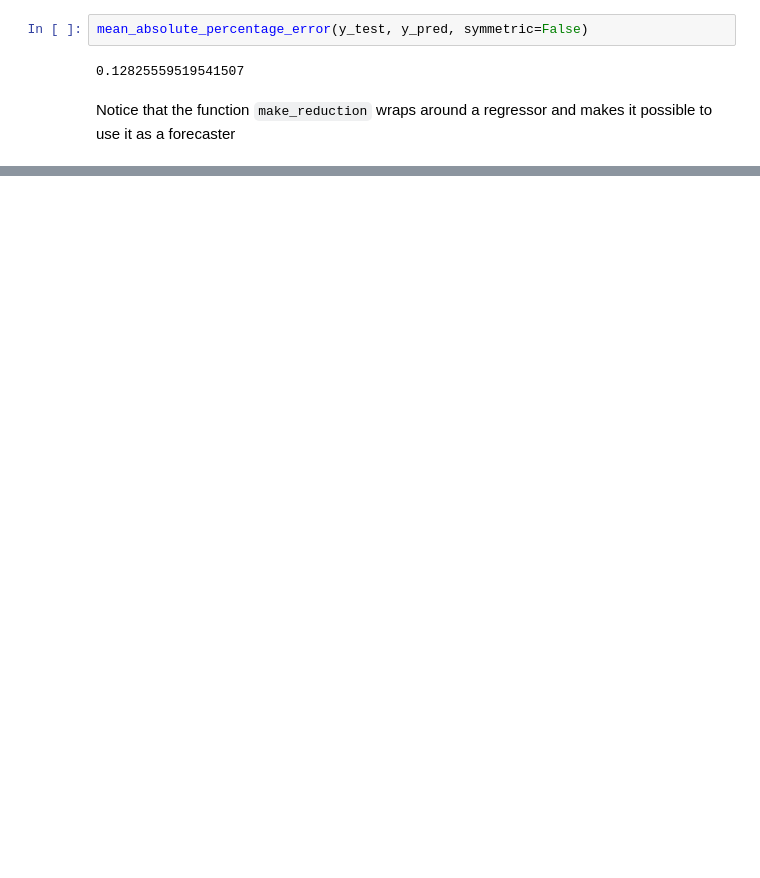
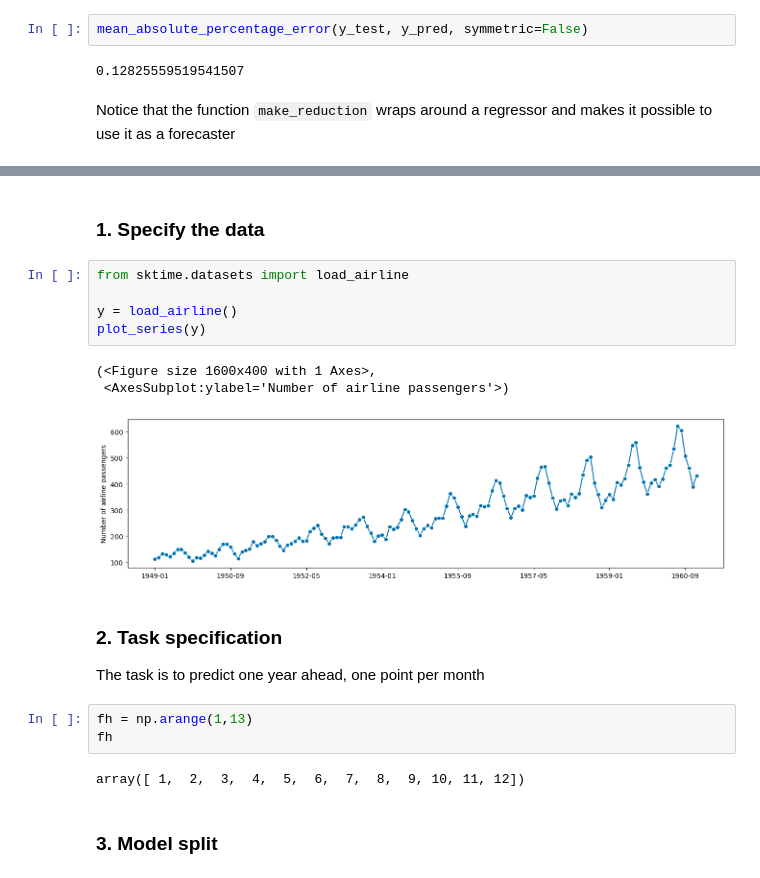
Before and after one commit to Edoch94/sktime-notes, a Jupyter notebook: 2_forecasting.ipynb, the cells around one changed output, grey strips where cells are left out. Cells and saved outputs as stored; diff of their text form; blank space fills up the shorter version.

```diff
--- a/2_forecasting.ipynb
+++ b/2_forecasting.ipynb
@@ -223,0 +253,21 @@ Notice that the function `make_reduction` wraps around a regressor and makes it
+# %% [markdown]
+### 1. Specify the data
+# %%
+from sktime.datasets import load_airline
+
+y = load_airline()
+plot_series(y)
+# %% [output]
+(<Figure size 1600x400 with 1 Axes>,
+ <AxesSubplot:ylabel='Number of airline passengers'>)
+[figure, added]
+# %% [markdown]
+### 2. Task specification
+The task is to predict one year ahead, one point per month
+# %%
+fh = np.arange(1,13)
+fh
+# %% [output]
+array([ 1,  2,  3,  4,  5,  6,  7,  8,  9, 10, 11, 12])
+# %% [markdown]
+### 3. Model split
```
Also changed, not shown: parts of 33 cells of this notebook.
